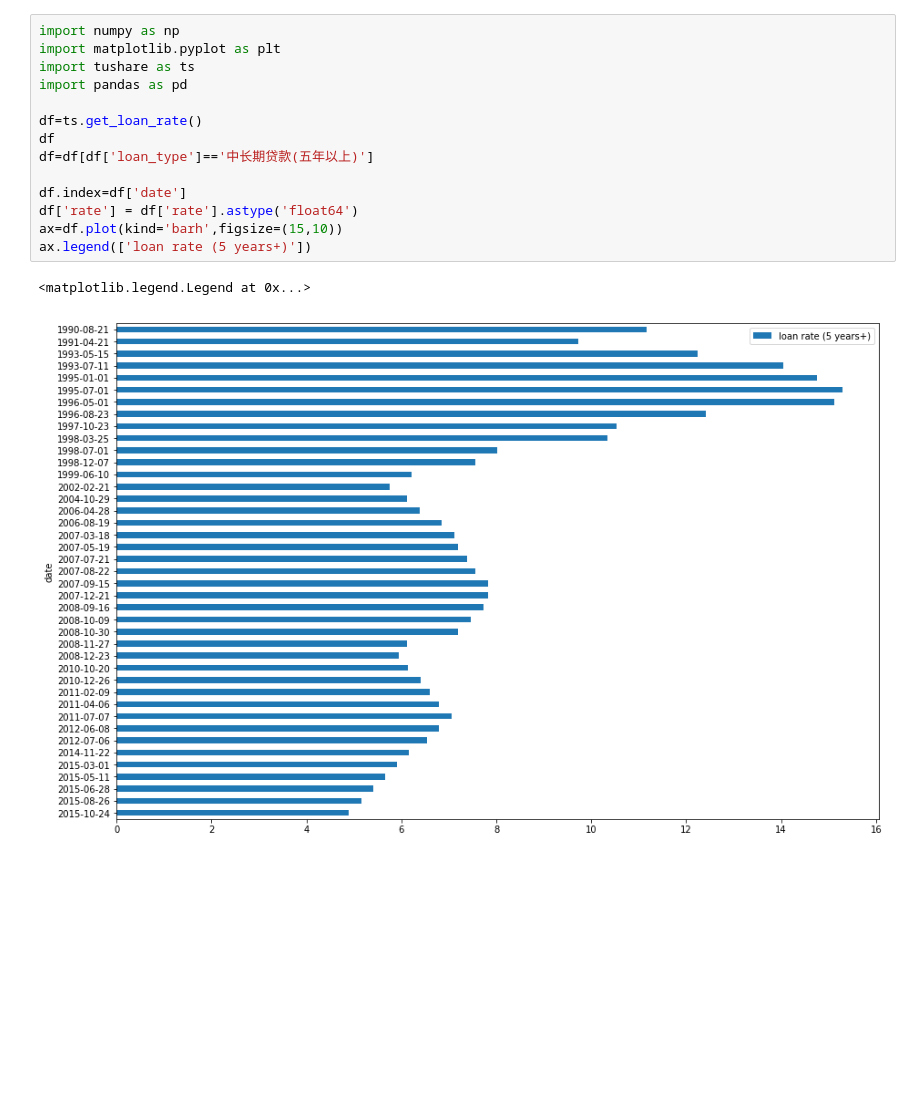
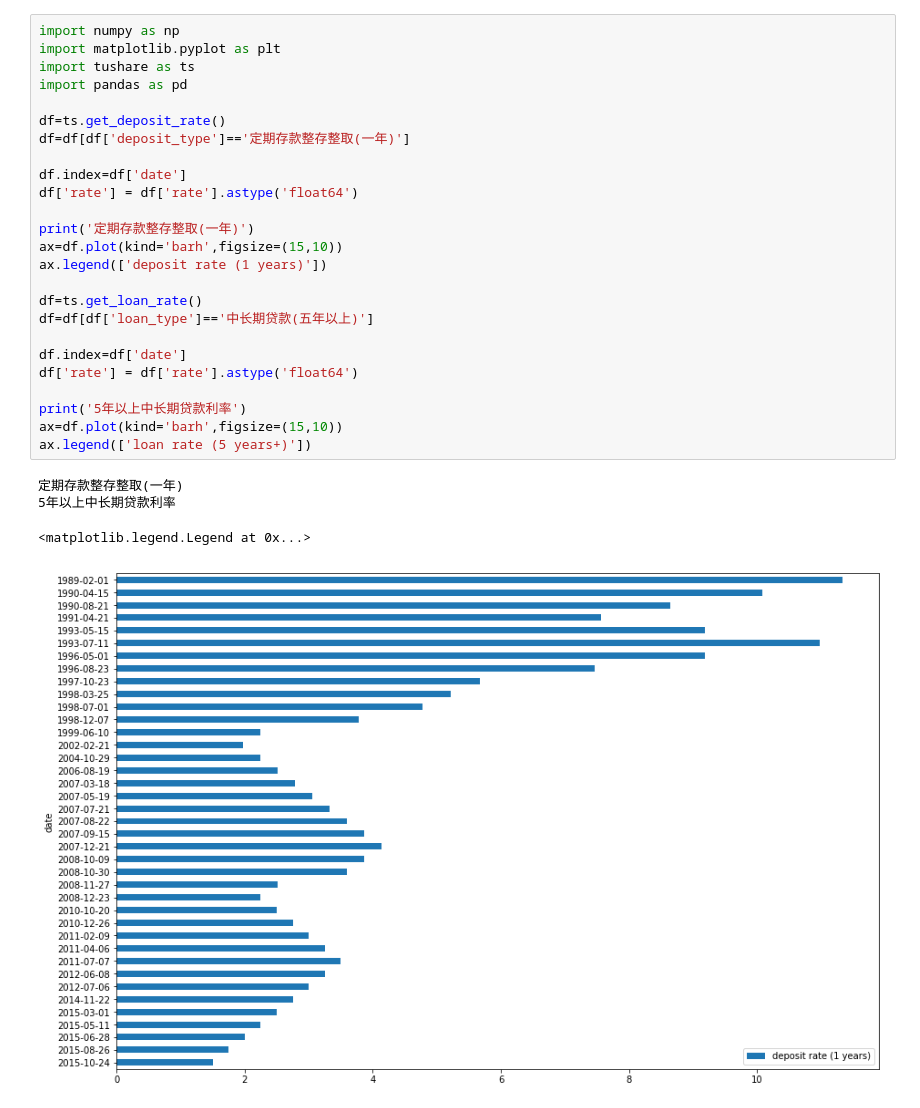
Before and after one commit to hongjundu/financial_analysis, a Jupyter notebook: nteract/macro_data.ipynb, the cells around one changed output. Saved outputs shown, nothing was run; the diff lists cells and outputs as text; blank space fills up the shorter version.

Commit message:
rr rate

```diff
--- a/nteract/macro_data.ipynb
+++ b/nteract/macro_data.ipynb
@@ -1,17 +1,30 @@
 # %%
 import numpy as np
 import matplotlib.pyplot as plt
 import tushare as ts
 import pandas as pd
 
+df=ts.get_deposit_rate()
+df=df[df['deposit_type']=='定期存款整存整取(一年)']
+
+df.index=df['date']
+df['rate'] = df['rate'].astype('float64')
+
+print('定期存款整存整取(一年)')
+ax=df.plot(kind='barh',figsize=(15,10))
+ax.legend(['deposit rate (1 years)'])
+
 df=ts.get_loan_rate()
-df
 df=df[df['loan_type']=='中长期贷款(五年以上)']
 
 df.index=df['date']
 df['rate'] = df['rate'].astype('float64')
+
+print('5年以上中长期贷款利率')
 ax=df.plot(kind='barh',figsize=(15,10))
 ax.legend(['loan rate (5 years+)'])
 # %% [output]
-<matplotlib.legend.Legend at 0x...>
+定期存款整存整取(一年)
+5年以上中长期贷款利率
+<matplotlib.legend.Legend at 0x...>
-[figure, old version]
+[figure, new version]
```
Also changed, not shown: parts of 4 cells of this notebook.
